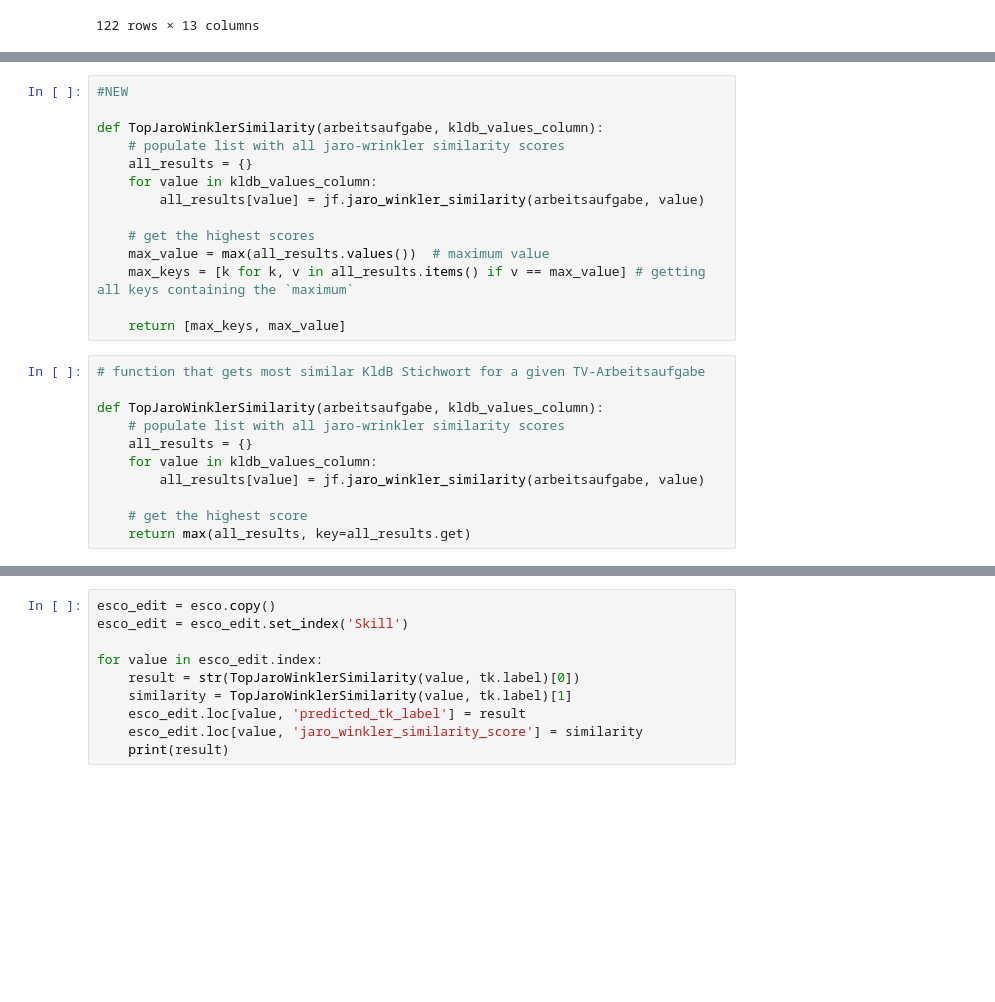
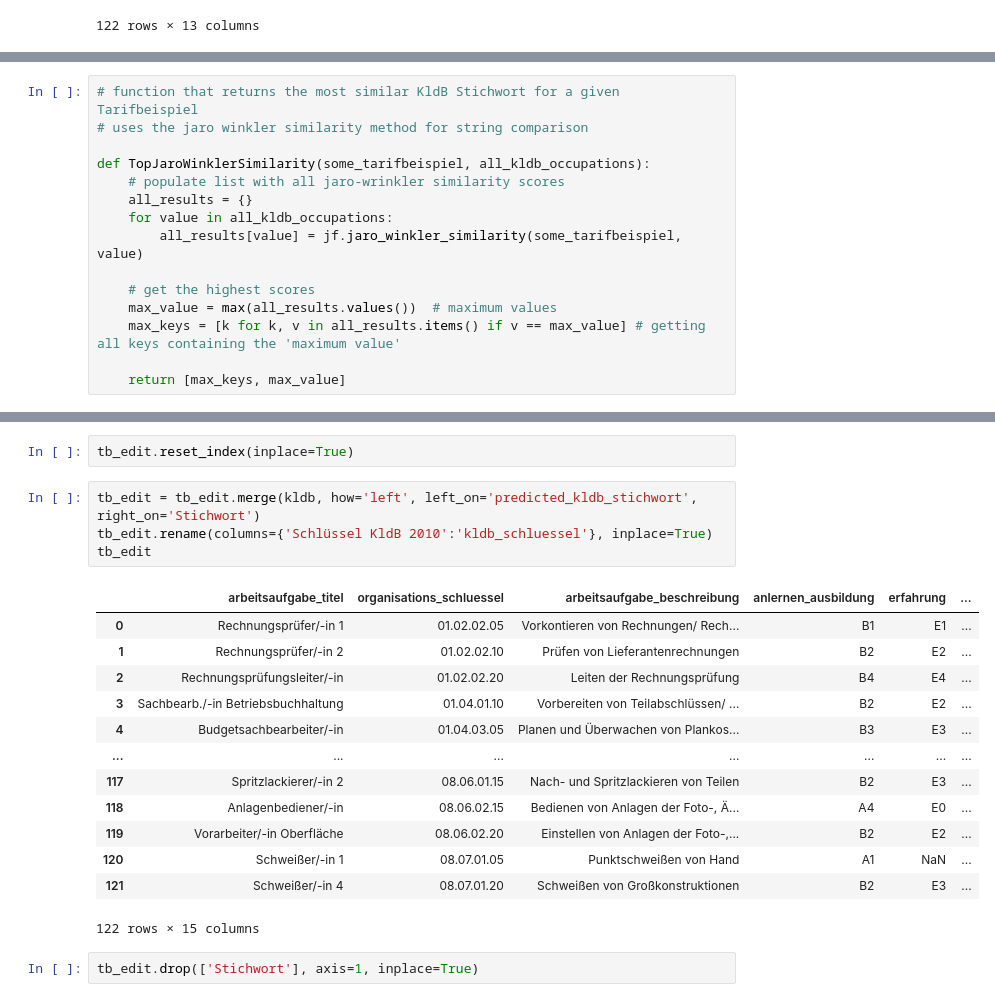
Before and after one commit to GabZech/crosswalks, a Jupyter notebook: Tarifbeispiele-to-KldB/era_tarifbeispiele_to_kldb.ipynb, the cells around one changed output, grey strips where cells are left out. Cells and saved outputs as stored; diff of their text form; blank space fills up the shorter version.

```diff
--- a/Tarifbeispiele-to-KldB/era_tarifbeispiele_to_kldb.ipynb
+++ b/Tarifbeispiele-to-KldB/era_tarifbeispiele_to_kldb.ipynb
@@ -80,25 +59,15 @@ table[table.jaro_winkler_similarity_score == table.jaro_winkler_similarity_score
 # %%
-#NEW
+# function that returns the most similar KldB Stichwort for a given Tarifbeispiel
+# uses the jaro winkler similarity method for string comparison
 
-def TopJaroWinklerSimilarity(arbeitsaufgabe, kldb_values_column):
+def TopJaroWinklerSimilarity(some_tarifbeispiel, all_kldb_occupations):
     # populate list with all jaro-wrinkler similarity scores
     all_results = {}
-    for value in kldb_values_column:
-        all_results[value] = jf.jaro_winkler_similarity(arbeitsaufgabe, value)
+    for value in all_kldb_occupations:
+        all_results[value] = jf.jaro_winkler_similarity(some_tarifbeispiel, value)
 
     # get the highest scores
-    max_value = max(all_results.values())  # maximum value
-    max_keys = [k for k, v in all_results.items() if v == max_value] # getting all keys containing the `maximum`
+    max_value = max(all_results.values())  # maximum values
+    max_keys = [k for k, v in all_results.items() if v == max_value] # getting all keys containing the 'maximum value'
 
     return [max_keys, max_value]
-# %%
-# function that gets most similar KldB Stichwort for a given TV-Arbeitsaufgabe
-
-def TopJaroWinklerSimilarity(arbeitsaufgabe, kldb_values_column):
-    # populate list with all jaro-wrinkler similarity scores
-    all_results = {}
-    for value in kldb_values_column:
-        all_results[value] = jf.jaro_winkler_similarity(arbeitsaufgabe, value)
-
-    # get the highest score
-    return max(all_results, key=all_results.get)
@@ -167,13 +104,25 @@ TV: Schweißer/-in 4 in KldB Schweißer/in
-# %%
-esco_edit = esco.copy()
-esco_edit = esco_edit.set_index('Skill')
-
-for value in esco_edit.index:
-    result = str(TopJaroWinklerSimilarity(value, tk.label)[0])
-    similarity = TopJaroWinklerSimilarity(value, tk.label)[1]
-    esco_edit.loc[value, 'predicted_tk_label'] = result
-    esco_edit.loc[value, 'jaro_winkler_similarity_score'] = similarity
-    print(result)
+# %%
+tb_edit.reset_index(inplace=True)
+# %%
+tb_edit = tb_edit.merge(kldb, how='left', left_on='predicted_kldb_stichwort', right_on='Stichwort')
+tb_edit.rename(columns={'Schlüssel KldB 2010':'kldb_schluessel'}, inplace=True)
+tb_edit
+# %% [output]
+|  | arbeitsaufgabe_titel | organisations_schluessel | arbeitsaufgabe_beschreibung | anlernen_ausbildung | erfahrung | ... |
+| 0 | Rechnungsprüfer/-in 1 | 01.02.02.05 | Vorkontieren von Rechnungen/ Rech... | B1 | E1 | ... |
+| 1 | Rechnungsprüfer/-in 2 | 01.02.02.10 | Prüfen von Lieferantenrechnungen | B2 | E2 | ... |
+| 2 | Rechnungsprüfungsleiter/-in | 01.02.02.20 | Leiten der Rechnungsprüfung | B4 | E4 | ... |
+| 3 | Sachbearb./-in Betriebsbuchhaltung | 01.04.01.10 | Vorbereiten von Teilabschlüssen/ ... | B2 | E2 | ... |
+| 4 | Budgetsachbearbeiter/-in | 01.04.03.05 | Planen und Überwachen von Plankos... | B3 | E3 | ... |
+| ... | ... | ... | ... | ... | ... | ... |
+| 117 | Spritzlackierer/-in 2 | 08.06.01.15 | Nach- und Spritzlackieren von Teilen | B2 | E3 | ... |
+| 118 | Anlagenbediener/-in | 08.06.02.15 | Bedienen von Anlagen der Foto-, Ä... | A4 | E0 | ... |
+| 119 | Vorarbeiter/-in Oberfläche | 08.06.02.20 | Einstellen von Anlagen der Foto-,... | B2 | E2 | ... |
+| 120 | Schweißer/-in 1 | 08.07.01.05 | Punktschweißen von Hand | A1 | NaN | ... |
+| 121 | Schweißer/-in 4 | 08.07.01.20 | Schweißen von Großkonstruktionen | B2 | E3 | ... |
+122 rows × 15 columns
+# %%
+tb_edit.drop(['Stichwort'], axis=1, inplace=True)
 # %%
 tb_edit
 # %% [output]
```
Also changed, not shown: parts of 13 cells of this notebook, 2 other files.
